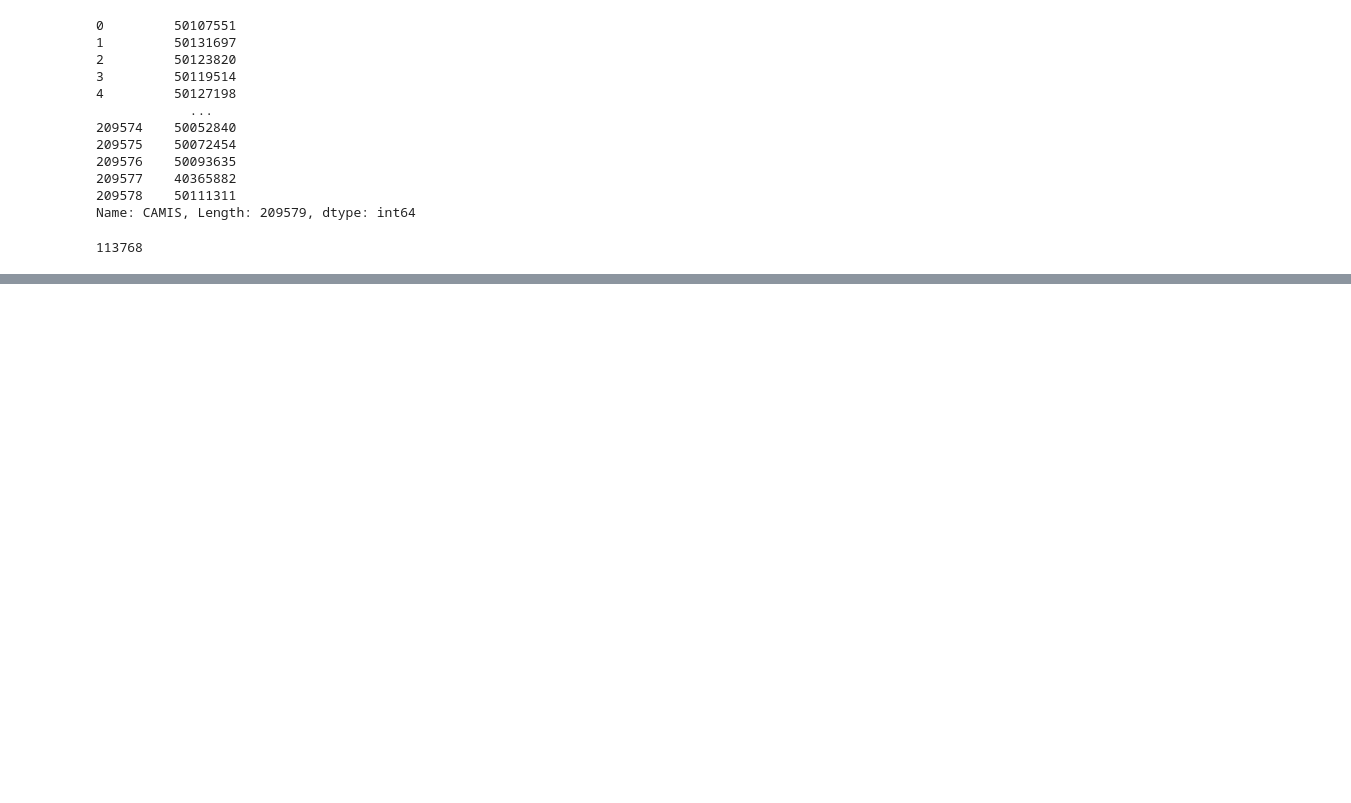
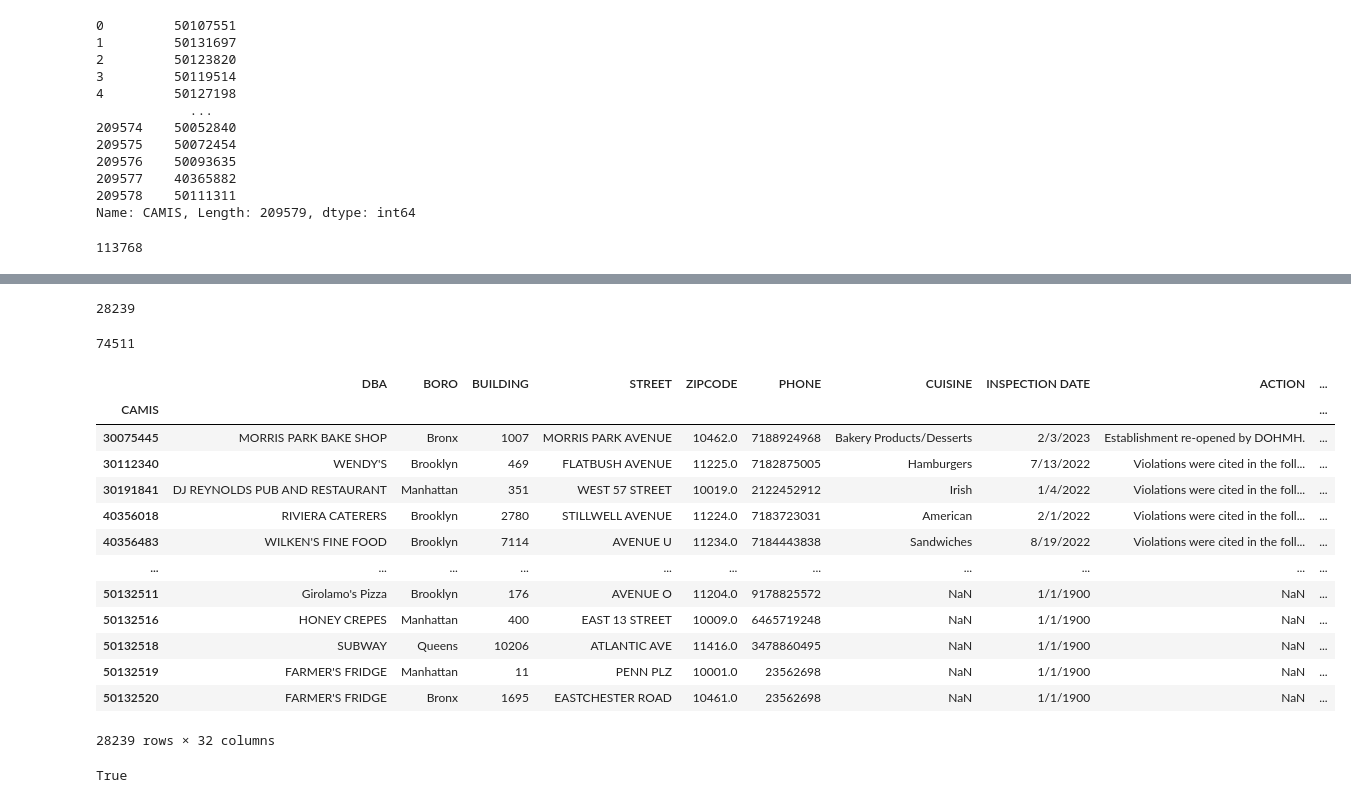
Before and after one commit to JacobMinkin/NYC_Restaurant_Health_Inspection, a Jupyter notebook: Project_1_Violations_again.ipynb, the cells around one changed output, grey strips where cells are left out. Saved outputs shown, nothing was run; the diff lists cells and outputs as text; code cells hidden in the pictures; blank space fills up the shorter version.

```diff
--- a/Project_1_Violations_again.ipynb
+++ b/Project_1_Violations_again.ipynb
@@ -152,0 +223,29 @@ if df.Latest_Inspection ==
+# %%
+len(df.CAMIS.unique())
+# %% [output]
+28239
+# %%
+df.isLatest.sum()
+# %% [output]
+74511
+# %%
+df[df.isLatest].groupby('CAMIS').max()
+# %% [output]
+|  | DBA | BORO | BUILDING | STREET | ZIPCODE | PHONE | CUISINE | INSPECTION DATE | ACTION | ... |
+| CAMIS |  |  |  |  |  |  |  |  |  | ... |
+| 30075445 | MORRIS PARK BAKE SHOP | Bronx | 1007 | MORRIS PARK AVENUE | 10462.0 | 7188924968 | Bakery Products/Desserts | 2/3/2023 | Establishment re-opened by DOHMH. | ... |
+| 30112340 | WENDY'S | Brooklyn | 469 | FLATBUSH AVENUE | 11225.0 | 7182875005 | Hamburgers | 7/13/2022 | Violations were cited in the foll... | ... |
+| 30191841 | DJ REYNOLDS PUB AND RESTAURANT | Manhattan | 351 | WEST 57 STREET | 10019.0 | 2122452912 | Irish | 1/4/2022 | Violations were cited in the foll... | ... |
+| 40356018 | RIVIERA CATERERS | Brooklyn | 2780 | STILLWELL AVENUE | 11224.0 | 7183723031 | American | 2/1/2022 | Violations were cited in the foll... | ... |
+| 40356483 | WILKEN'S FINE FOOD | Brooklyn | 7114 | AVENUE U | 11234.0 | 7184443838 | Sandwiches | 8/19/2022 | Violations were cited in the foll... | ... |
+| ... | ... | ... | ... | ... | ... | ... | ... | ... | ... | ... |
+| 50132511 | Girolamo's Pizza | Brooklyn | 176 | AVENUE O | 11204.0 | 9178825572 | NaN | 1/1/1900 | NaN | ... |
+| 50132516 | HONEY CREPES | Manhattan | 400 | EAST 13 STREET | 10009.0 | 6465719248 | NaN | 1/1/1900 | NaN | ... |
+| 50132518 | SUBWAY | Queens | 10206 | ATLANTIC AVE | 11416.0 | 3478860495 | NaN | 1/1/1900 | NaN | ... |
+| 50132519 | FARMER'S FRIDGE | Manhattan | 11 | PENN PLZ | 10001.0 | 23562698 | NaN | 1/1/1900 | NaN | ... |
+| 50132520 | FARMER'S FRIDGE | Bronx | 1695 | EASTCHESTER ROAD | 10461.0 | 23562698 | NaN | 1/1/1900 | NaN | ... |
+28239 rows × 32 columns
+# %%
+df[df.CAMIS == 40365882].NotLatestandCrit.max()
+# %% [output]
+True
```
Also changed, not shown: parts of 28 cells of this notebook, 1 other file.
